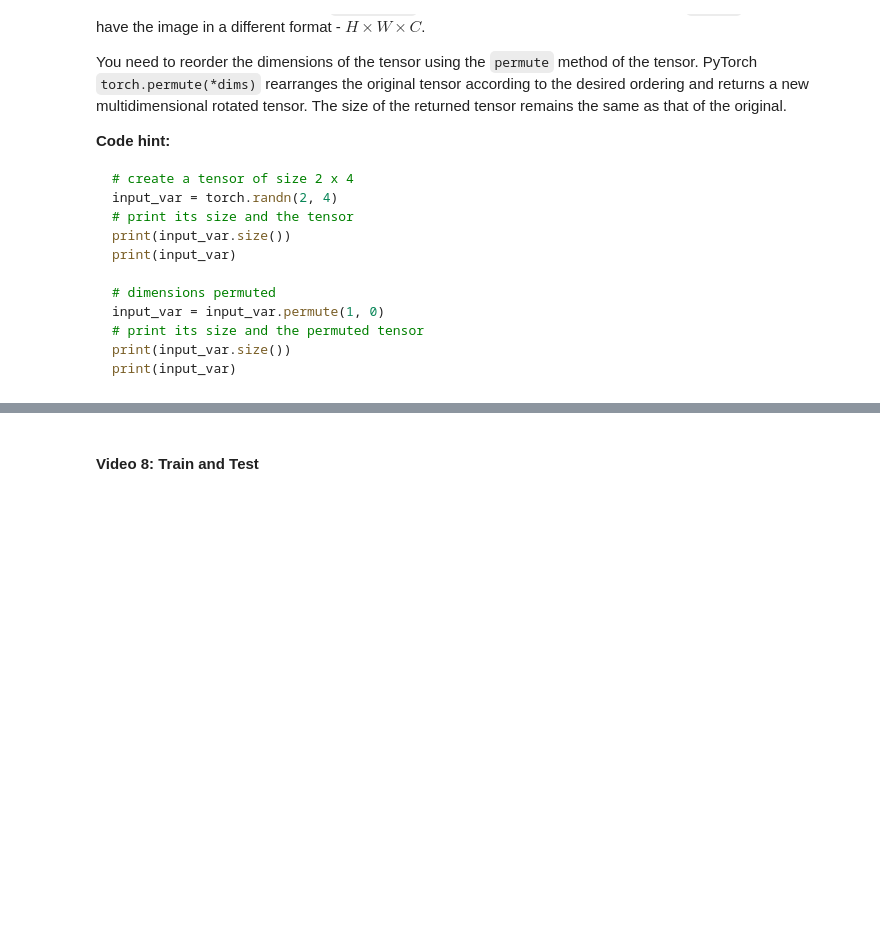
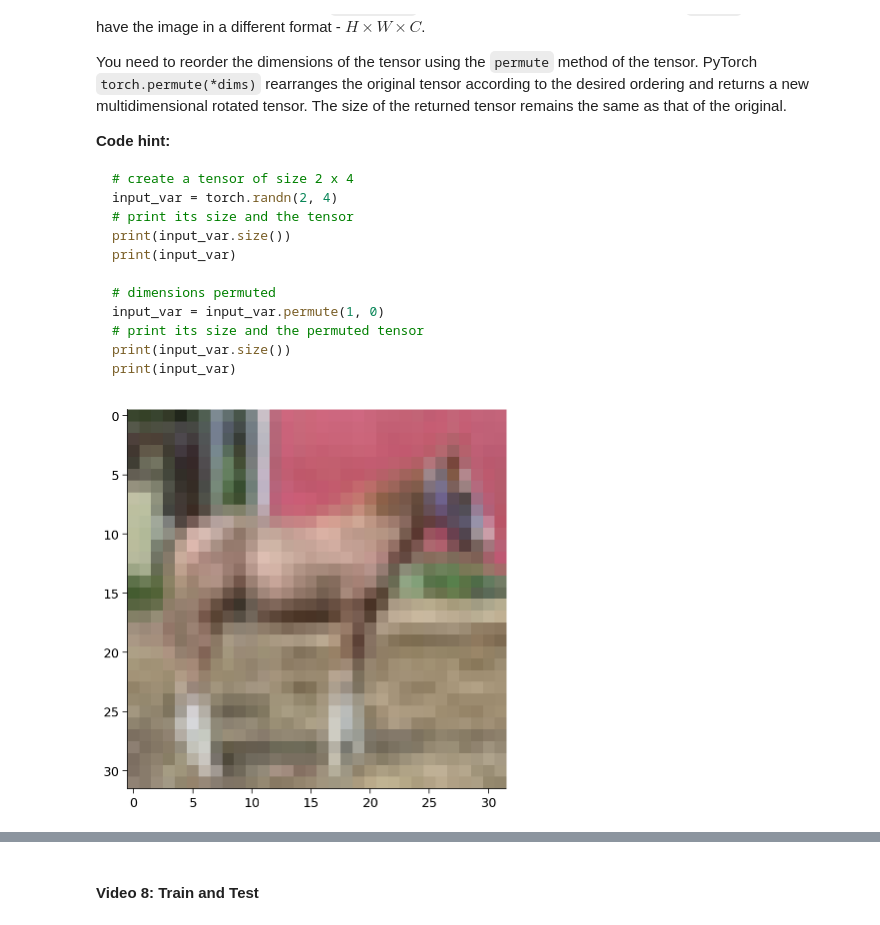
Before and after one commit to fabxy/course-content-dl, a Jupyter notebook: _sources/tutorials/W1D1_BasicsAndPytorch/student/W1D1_Tutorial1.ipynb, the cells around one changed output, grey strips where cells are left out. Drawn from its saved outputs; the diff is of its cells as text; code cells hidden in the pictures; blank space fills up the shorter version.

```diff
--- a/_sources/tutorials/W1D1_BasicsAndPytorch/student/W1D1_Tutorial1.ipynb
+++ b/_sources/tutorials/W1D1_BasicsAndPytorch/student/W1D1_Tutorial1.ipynb
@@ -1355,10 +1448,12 @@ print(input_var)
 # %%
 # TODO: Uncomment the following line to see the error that arises from the current image format
 # plt.imshow(image)
 
 # TODO: Comment the above line and fix this code by reordering the tensor dimensions
-# plt.imshow(image.permute(...))
-# plt.show()
+plt.imshow(image.permute(1, 2, 0))
+plt.show()
+# %% [output]
+[figure, added]
 # %% [markdown]
 [*Click for solution*](https://github.com/NeuromatchAcademy/course-content-dl/tree/main//tutorials/W1D1_BasicsAndPytorch/solutions/W1D1_Tutorial1_Solution_b04bd357.py)
 
```
Also changed, not shown: parts of 27 cells of this notebook.
